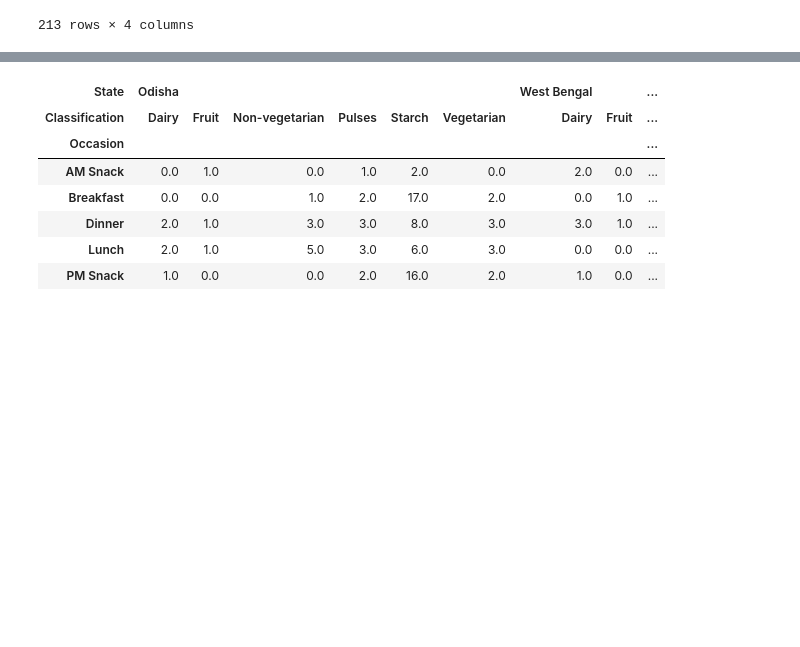
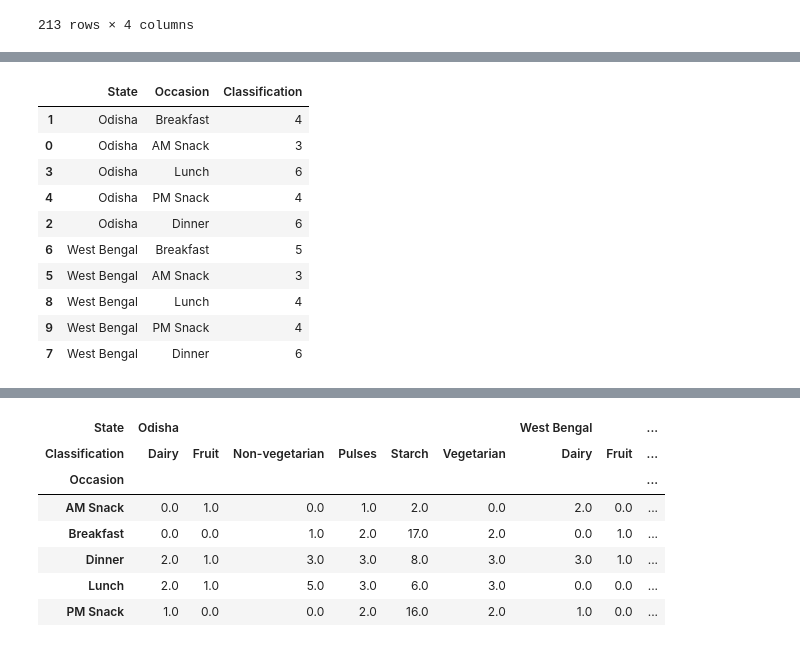
Before and after one commit to rochiecuevas/FoodChoice, a Jupyter notebook: Expert_Elicitation.ipynb, the cells around one changed output, grey strips where cells are left out. Saved outputs shown, nothing was run; the diff lists cells and outputs as text; code cells hidden in the pictures; blank space fills up the shorter version.

```diff
--- a/Expert_Elicitation.ipynb
+++ b/Expert_Elicitation.ipynb
@@ -530,0 +544,21 @@ df_grouped_classes.head()
+# %%
+# Determine dietary diversity score
+# Based on number of food groups per occasion
+DDS2 = df_grouped_classes.groupby(["State", "Occasion"])["Classification"].count().reset_index()
+DDS2 = pd.DataFrame(DDS2, index = [1, 0, 3, 4, 2,
+                                  6, 5, 8, 9, 7])
+
+# Preview dataframe
+DDS2
+# %% [output]
+|  | State | Occasion | Classification |
+| 1 | Odisha | Breakfast | 4 |
+| 0 | Odisha | AM Snack | 3 |
+| 3 | Odisha | Lunch | 6 |
+| 4 | Odisha | PM Snack | 4 |
+| 2 | Odisha | Dinner | 6 |
+| 6 | West Bengal | Breakfast | 5 |
+| 5 | West Bengal | AM Snack | 3 |
+| 8 | West Bengal | Lunch | 4 |
+| 9 | West Bengal | PM Snack | 4 |
+| 7 | West Bengal | Dinner | 6 |
```
Also changed, not shown: parts of 8 cells of this notebook, 1 other file.
